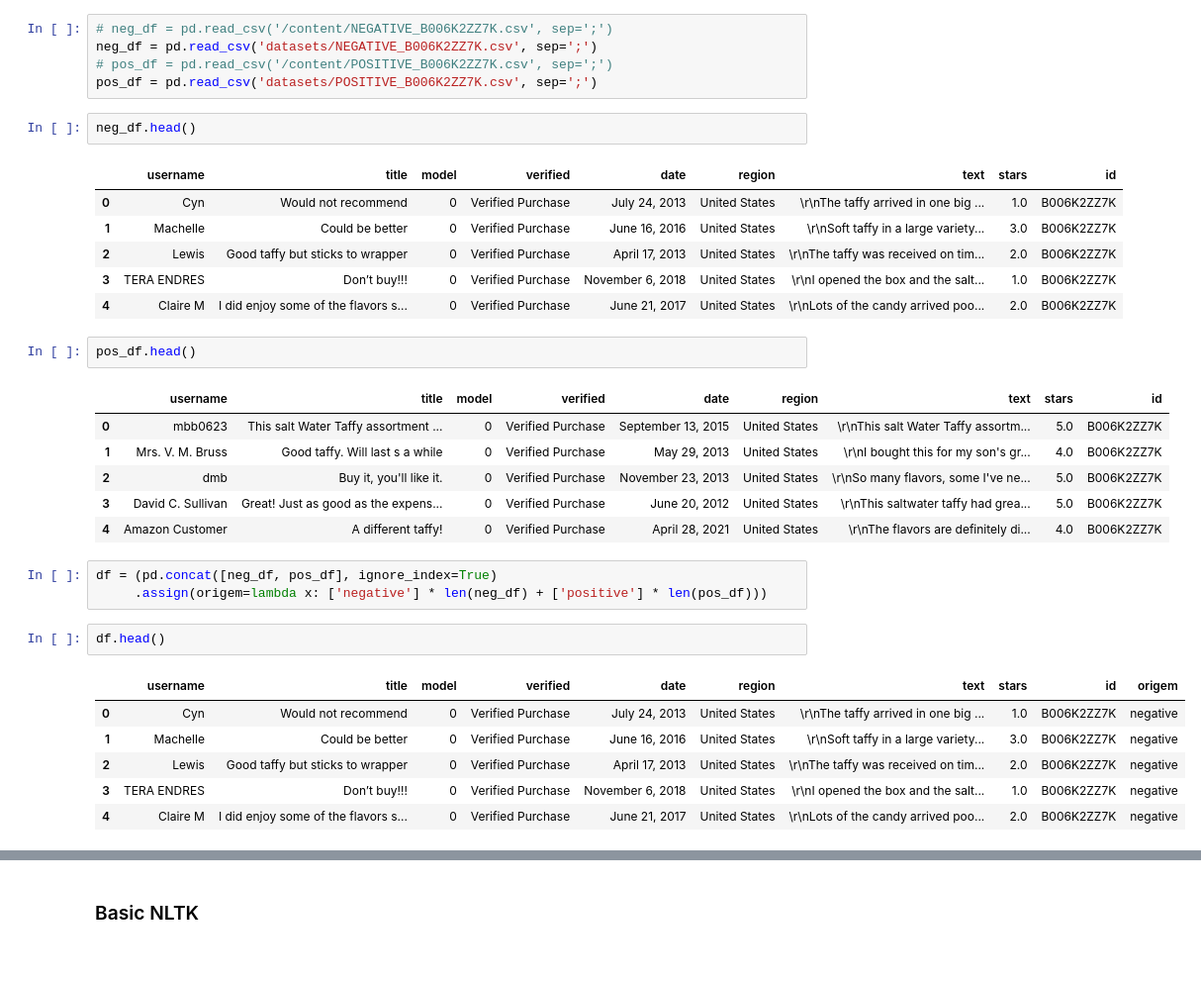
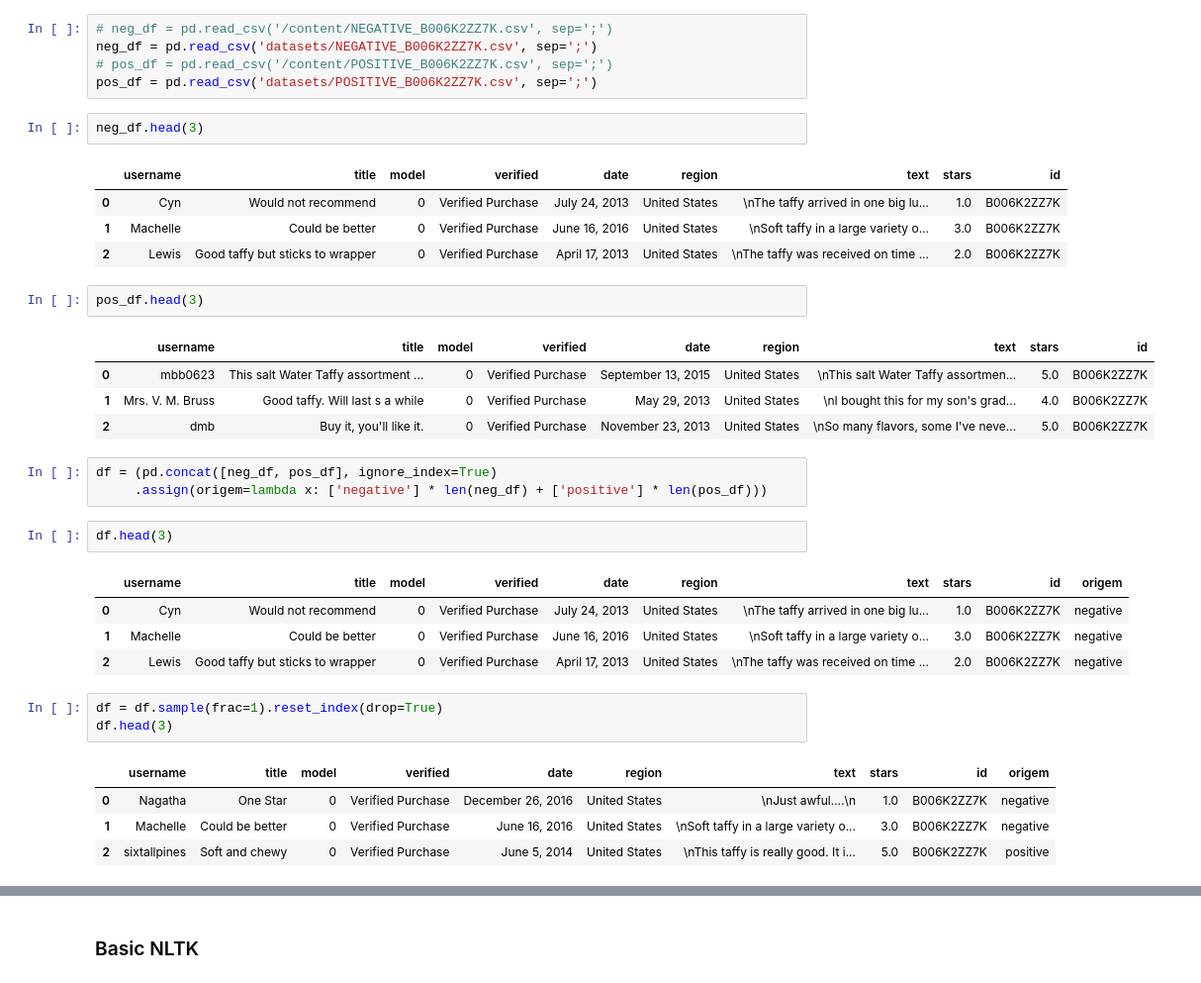
Before and after one commit to mariabandeira/Projeto_Final_IIA, a Jupyter notebook: SentimentAnalysis.ipynb, the cells around one changed output, grey strips where cells are left out. Shown: that part at 99% size. Drawn from its saved outputs; the diff is of its cells as text.

```diff
--- a/SentimentAnalysis.ipynb
+++ b/SentimentAnalysis.ipynb
@@ -90,32 +92,34 @@ neg_df = pd.read_csv('datasets/NEGATIVE_B006K2ZZ7K.csv', sep=';')
 # pos_df = pd.read_csv('/content/POSITIVE_B006K2ZZ7K.csv', sep=';')
 pos_df = pd.read_csv('datasets/POSITIVE_B006K2ZZ7K.csv', sep=';')
 # %%
-neg_df.head()
+neg_df.head(3)
 # %% [output]
 |  | username | title | model | verified | date | region | text | stars | id |
-| 0 | Cyn | Would not recommend | 0 | Verified Purchase | July 24, 2013 | United States | \r\nThe taffy arrived in one big ... | 1.0 | B006K2ZZ7K |
-| 1 | Machelle | Could be better | 0 | Verified Purchase | June 16, 2016 | United States | \r\nSoft taffy in a large variety... | 3.0 | B006K2ZZ7K |
-| 2 | Lewis | Good taffy but sticks to wrapper | 0 | Verified Purchase | April 17, 2013 | United States | \r\nThe taffy was received on tim... | 2.0 | B006K2ZZ7K |
-| 3 | TERA ENDRES | Don’t buy!!! | 0 | Verified Purchase | November 6, 2018 | United States | \r\nI opened the box and the salt... | 1.0 | B006K2ZZ7K |
-| 4 | Claire M | I did enjoy some of the flavors s... | 0 | Verified Purchase | June 21, 2017 | United States | \r\nLots of the candy arrived poo... | 2.0 | B006K2ZZ7K |
+| 0 | Cyn | Would not recommend | 0 | Verified Purchase | July 24, 2013 | United States | \nThe taffy arrived in one big lu... | 1.0 | B006K2ZZ7K |
+| 1 | Machelle | Could be better | 0 | Verified Purchase | June 16, 2016 | United States | \nSoft taffy in a large variety o... | 3.0 | B006K2ZZ7K |
+| 2 | Lewis | Good taffy but sticks to wrapper | 0 | Verified Purchase | April 17, 2013 | United States | \nThe taffy was received on time ... | 2.0 | B006K2ZZ7K |
 # %%
-pos_df.head()
+pos_df.head(3)
 # %% [output]
 |  | username | title | model | verified | date | region | text | stars | id |
-| 0 | mbb0623 | This salt Water Taffy assortment ... | 0 | Verified Purchase | September 13, 2015 | United States | \r\nThis salt Water Taffy assortm... | 5.0 | B006K2ZZ7K |
-| 1 | Mrs. V. M. Bruss | Good taffy. Will last s a while | 0 | Verified Purchase | May 29, 2013 | United States | \r\nI bought this for my son's gr... | 4.0 | B006K2ZZ7K |
-| 2 | dmb | Buy it, you'll like it. | 0 | Verified Purchase | November 23, 2013 | United States | \r\nSo many flavors, some I've ne... | 5.0 | B006K2ZZ7K |
-| 3 | David C. Sullivan | Great! Just as good as the expens... | 0 | Verified Purchase | June 20, 2012 | United States | \r\nThis saltwater taffy had grea... | 5.0 | B006K2ZZ7K |
-| 4 | Amazon Customer | A different taffy! | 0 | Verified Purchase | April 28, 2021 | United States | \r\nThe flavors are definitely di... | 4.0 | B006K2ZZ7K |
+| 0 | mbb0623 | This salt Water Taffy assortment ... | 0 | Verified Purchase | September 13, 2015 | United States | \nThis salt Water Taffy assortmen... | 5.0 | B006K2ZZ7K |
+| 1 | Mrs. V. M. Bruss | Good taffy. Will last s a while | 0 | Verified Purchase | May 29, 2013 | United States | \nI bought this for my son's grad... | 4.0 | B006K2ZZ7K |
+| 2 | dmb | Buy it, you'll like it. | 0 | Verified Purchase | November 23, 2013 | United States | \nSo many flavors, some I've neve... | 5.0 | B006K2ZZ7K |
 # %%
 df = (pd.concat([neg_df, pos_df], ignore_index=True)
      .assign(origem=lambda x: ['negative'] * len(neg_df) + ['positive'] * len(pos_df)))
 # %%
-df.head()
+df.head(3)
 # %% [output]
 |  | username | title | model | verified | date | region | text | stars | id | origem |
-| 0 | Cyn | Would not recommend | 0 | Verified Purchase | July 24, 2013 | United States | \r\nThe taffy arrived in one big ... | 1.0 | B006K2ZZ7K | negative |
-| 1 | Machelle | Could be better | 0 | Verified Purchase | June 16, 2016 | United States | \r\nSoft taffy in a large variety... | 3.0 | B006K2ZZ7K | negative |
-| 2 | Lewis | Good taffy but sticks to wrapper | 0 | Verified Purchase | April 17, 2013 | United States | \r\nThe taffy was received on tim... | 2.0 | B006K2ZZ7K | negative |
-| 3 | TERA ENDRES | Don’t buy!!! | 0 | Verified Purchase | November 6, 2018 | United States | \r\nI opened the box and the salt... | 1.0 | B006K2ZZ7K | negative |
-| 4 | Claire M | I did enjoy some of the flavors s... | 0 | Verified Purchase | June 21, 2017 | United States | \r\nLots of the candy arrived poo... | 2.0 | B006K2ZZ7K | negative |
+| 0 | Cyn | Would not recommend | 0 | Verified Purchase | July 24, 2013 | United States | \nThe taffy arrived in one big lu... | 1.0 | B006K2ZZ7K | negative |
+| 1 | Machelle | Could be better | 0 | Verified Purchase | June 16, 2016 | United States | \nSoft taffy in a large variety o... | 3.0 | B006K2ZZ7K | negative |
+| 2 | Lewis | Good taffy but sticks to wrapper | 0 | Verified Purchase | April 17, 2013 | United States | \nThe taffy was received on time ... | 2.0 | B006K2ZZ7K | negative |
+# %%
+df = df.sample(frac=1).reset_index(drop=True)
+df.head(3)
+# %% [output]
+|  | username | title | model | verified | date | region | text | stars | id | origem |
+| 0 | Nagatha | One Star | 0 | Verified Purchase | December 26, 2016 | United States | \nJust awful....\n | 1.0 | B006K2ZZ7K | negative |
+| 1 | Machelle | Could be better | 0 | Verified Purchase | June 16, 2016 | United States | \nSoft taffy in a large variety o... | 3.0 | B006K2ZZ7K | negative |
+| 2 | sixtallpines | Soft and chewy | 0 | Verified Purchase | June 5, 2014 | United States | \nThis taffy is really good. It i... | 5.0 | B006K2ZZ7K | positive |
```
Also changed, not shown: parts of 16 cells of this notebook.
